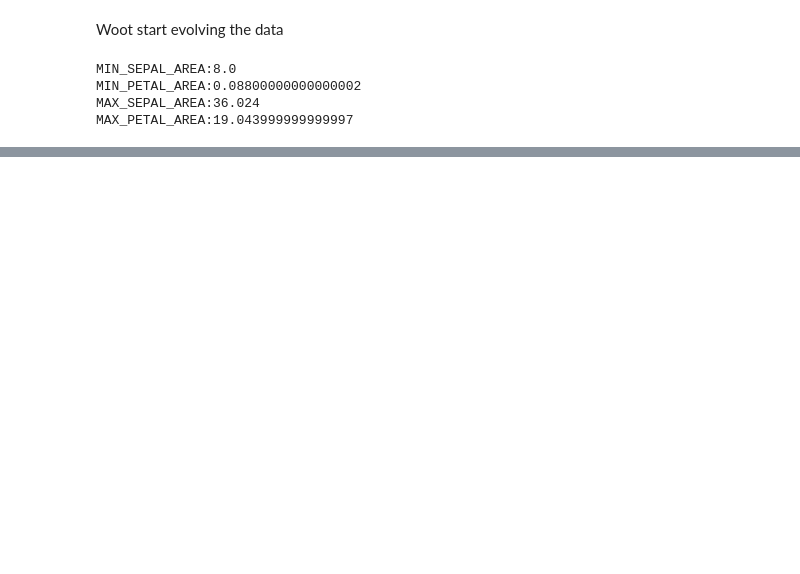
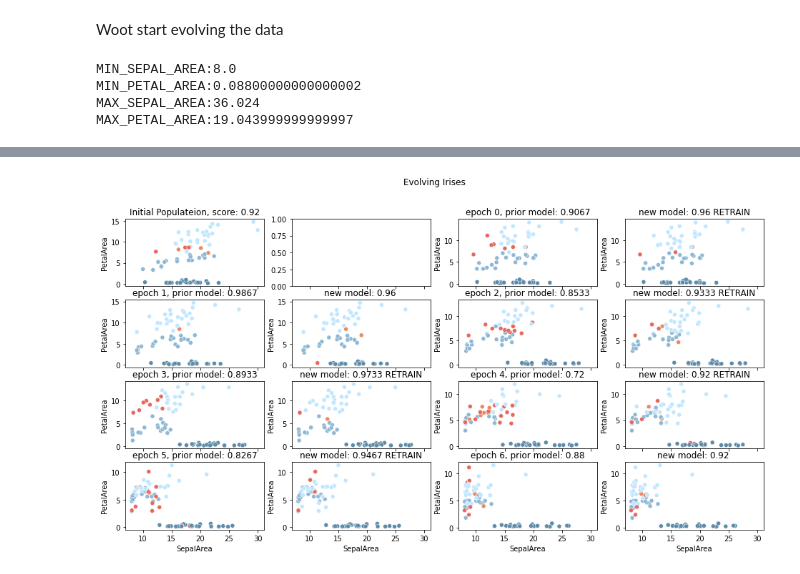
Before and after one commit to ravikirankiran097/MLOpsIrisModel, a Jupyter notebook: IrisEvolution.ipynb, the cells around one changed output, grey strips where cells are left out. Drawn from its saved outputs; the diff is of its cells as text; code cells hidden in the pictures; blank space fills up the shorter version.

```diff
--- a/IrisEvolution.ipynb
+++ b/IrisEvolution.ipynb
@@ -85,7 +76,7 @@ def smote_interpolate(df,include=None):
     df_length = df.shape[0]
     pair_offset = min((df_length-1),int(1+((df_length-1)*np.random.uniform())))
     df_rolled = df.reindex(np.roll(df.index, pair_offset)).set_index(df.index)
-    smote_scaler=1.-0.3*np.random.uniform(size=df_length)
+    smote_scaler=1.-0.1*np.random.uniform(size=df_length)
     df_smote=df[include].multiply(smote_scaler,axis=0)+df_rolled[include].multiply(1-smote_scaler,axis=0)
 
     return df.drop(include,axis=1).merge(df_smote,left_index=True,right_index=True)
@@ -156,0 +129,48 @@ for i in range(1,subplots_y*subplots_x):
+# %%
+N_epochs = 7
+subplots_x = 4 # must be even
+subplots_y = 1+((N_epochs)//(subplots_x//2))
+fig, axes = plt.subplots(subplots_y, subplots_x, sharex=True, figsize=(16,8))
+fig.suptitle('Evolving Irises')
+prior_score = clf.score(X_test, y_test)
+axes[0,0].set_title(f'Initial Populateion, score: {np.round(prior_score,4)}')
+
+sns.scatterplot(ax=axes[0,0], data = df_test, x = "SepalArea", y = "PetalArea", hue = "confusion_class",  palette=palette).get_legend().remove()
+#plt.legend([],[], frameon=False)
+# ax[0].get_legend().remove()
+#sns.scatterplot(ax=axes[0,0],data = df, x = "SepalArea", y = "PetalArea", hue = "species")
+
+for epoch in range(N_epochs):
+#for i in range(1,subplots_y*subplots_x):
+    df = rand_move(df)
+    y = np.array(df['species'])
+    X = np.array(df[[c for c in df.columns if c not in ['species','SepalArea','PetalArea']]])
+    X_train=X[train_indexes]
+    y_train=y[train_indexes]
+    X_test=X[test_indexes]
+    y_test=y[test_indexes]
+
+    prior_score = clf.score(X_test, y_test)
+    preds = clf.predict(X_test)
+    df_test = df.loc[test_indexes].copy(deep=True)
+    df_test['prediction']=preds
+    df_test['confusion_class']=df_test.apply(lambda x: f_confusion_map(x.species, x.prediction, len(speciesmap)), axis=1)
+
+    suby = 2*(epoch+1)//subplots_x
+    subx = 2*(epoch+1)%subplots_x # this is the subplot of the left (old model) plot; add +1 for the new model
+    axes[suby,subx].set_title(f'epoch {epoch}, prior model: {np.round(prior_score,4)}')
+    sns.scatterplot(ax=axes[suby,subx], data = df_test, x = "SepalArea", y = "PetalArea", hue = "confusion_class",  palette=palette).get_legend().remove()
+    clf_new = GradientBoostingClassifier()
+    clf_new.fit(X_train, y_train)
+    new_score = clf_new.score(X_test, y_test)
+    new_preds = clf_new.predict(X_test)
+    df_test['new_prediction']=new_preds
+    df_test['new_confusion_class']=df_test.apply(lambda x: f_confusion_map(x.species, x.new_prediction, len(speciesmap)), axis=1)
+    retrain = ''
+    if new_score>prior_score+0.05:
+        clf = clf_new
+        retrain = 'RETRAIN'
+    axes[suby,subx+1].set_title(f'new model: {np.round(new_score,4)} {retrain}')
+    sns.scatterplot(ax=axes[suby,subx+1], data = df_test, x = "SepalArea", y = "PetalArea", hue = "new_confusion_class",  palette=palette).get_legend().remove()
+# %% [output]
+[figure, added]
```
Also changed, not shown: parts of 8 cells of this notebook, 1 other file.
